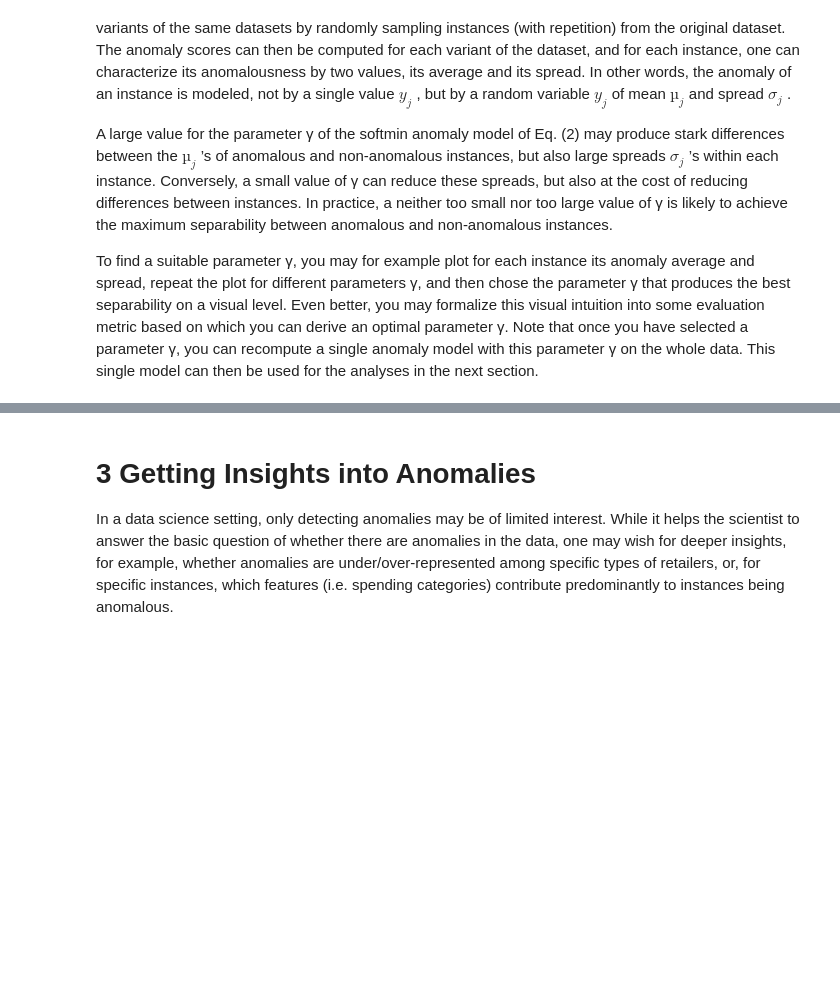
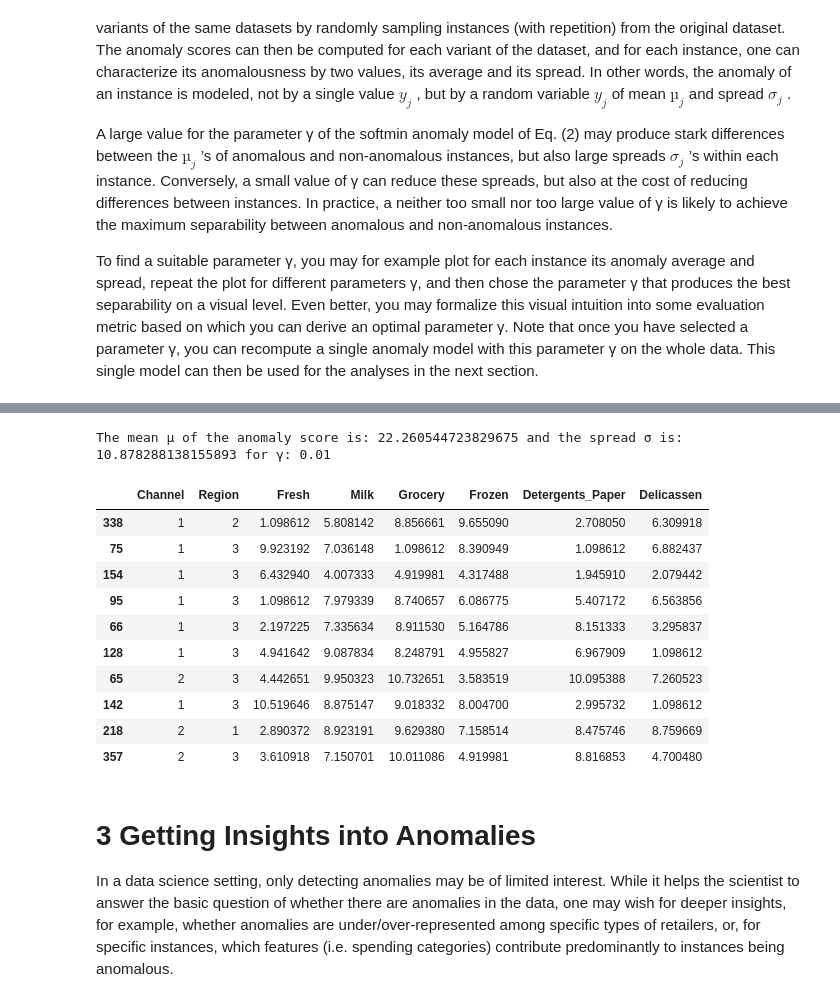
Before and after one commit to mertyaylacigit/ML-for-Data-Science, a Jupyter notebook: Part 1/Lab ML for Data Science - Part I.ipynb, the cells around one changed output, grey strips where cells are left out. Cells and saved outputs as stored; diff of their text form; code cells hidden in the pictures; blank space fills up the shorter version.

```diff
--- a/Part 1/Lab ML for Data Science - Part I.ipynb
+++ b/Part 1/Lab ML for Data Science - Part I.ipynb
@@ -308,3 +358,21 @@ The mean µ of the anomaly score is: 1.8314668080015346 and the spread σ is: 0.
+# %%
+gamma = 0.01
+anomaly_score = softmin(data_distance,gamma)
+average_and_spread_of_score(anomaly_score,gamma)
+k_most_anomalous_data(data_log,anomaly_score,10)
+# %% [output]
+The mean µ of the anomaly score is: 22.260544723829675 and the spread σ is: 10.878288138155893 for γ: 0.01
+|  | Channel | Region | Fresh | Milk | Grocery | Frozen | Detergents_Paper | Delicassen |
+| 338 | 1 | 2 | 1.098612 | 5.808142 | 8.856661 | 9.655090 | 2.708050 | 6.309918 |
+| 75 | 1 | 3 | 9.923192 | 7.036148 | 1.098612 | 8.390949 | 1.098612 | 6.882437 |
+| 154 | 1 | 3 | 6.432940 | 4.007333 | 4.919981 | 4.317488 | 1.945910 | 2.079442 |
+| 95 | 1 | 3 | 1.098612 | 7.979339 | 8.740657 | 6.086775 | 5.407172 | 6.563856 |
+| 66 | 1 | 3 | 2.197225 | 7.335634 | 8.911530 | 5.164786 | 8.151333 | 3.295837 |
+| 128 | 1 | 3 | 4.941642 | 9.087834 | 8.248791 | 4.955827 | 6.967909 | 1.098612 |
+| 65 | 2 | 3 | 4.442651 | 9.950323 | 10.732651 | 3.583519 | 10.095388 | 7.260523 |
+| 142 | 1 | 3 | 10.519646 | 8.875147 | 9.018332 | 8.004700 | 2.995732 | 1.098612 |
+| 218 | 2 | 1 | 2.890372 | 8.923191 | 9.629380 | 7.158514 | 8.475746 | 8.759669 |
+| 357 | 2 | 3 | 3.610918 | 7.150701 | 10.011086 | 4.919981 | 8.816853 | 4.700480 |
 # %% [markdown]
 # 3 Getting Insights into Anomalies
 In a data science setting, only detecting anomalies may be of limited interest. While it helps the scientist to answer the basic question of whether there are anomalies in the data, one may wish for deeper insights, for example, whether anomalies are under/over-represented among specific types of retailers, or, for specific instances, which features (i.e. spending categories) contribute predominantly to instances being anomalous.
```
Also changed, not shown: parts of 16 cells of this notebook.
